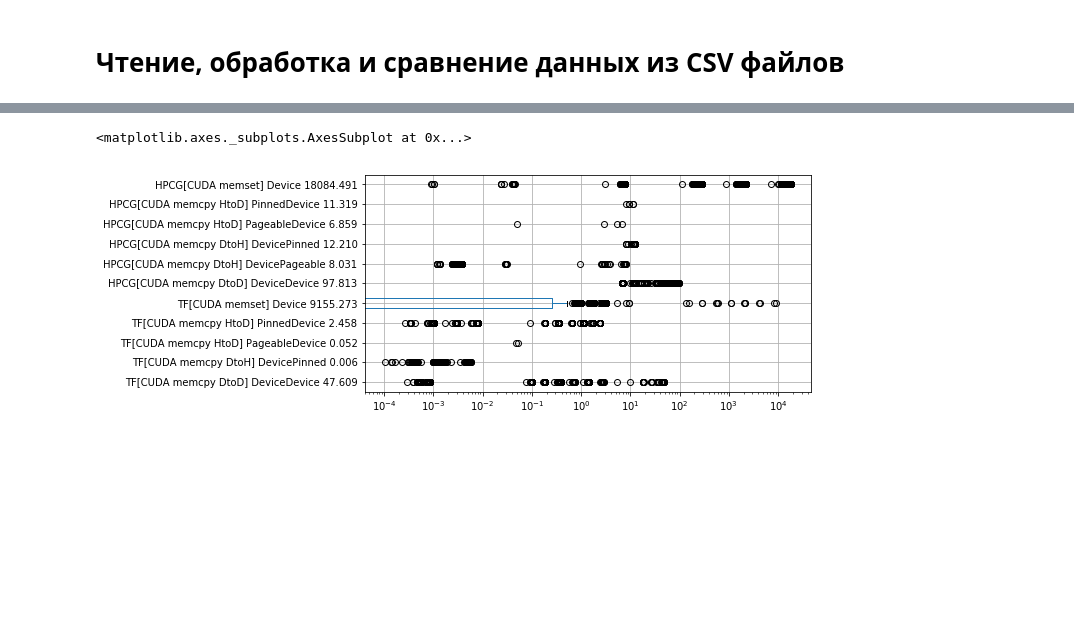
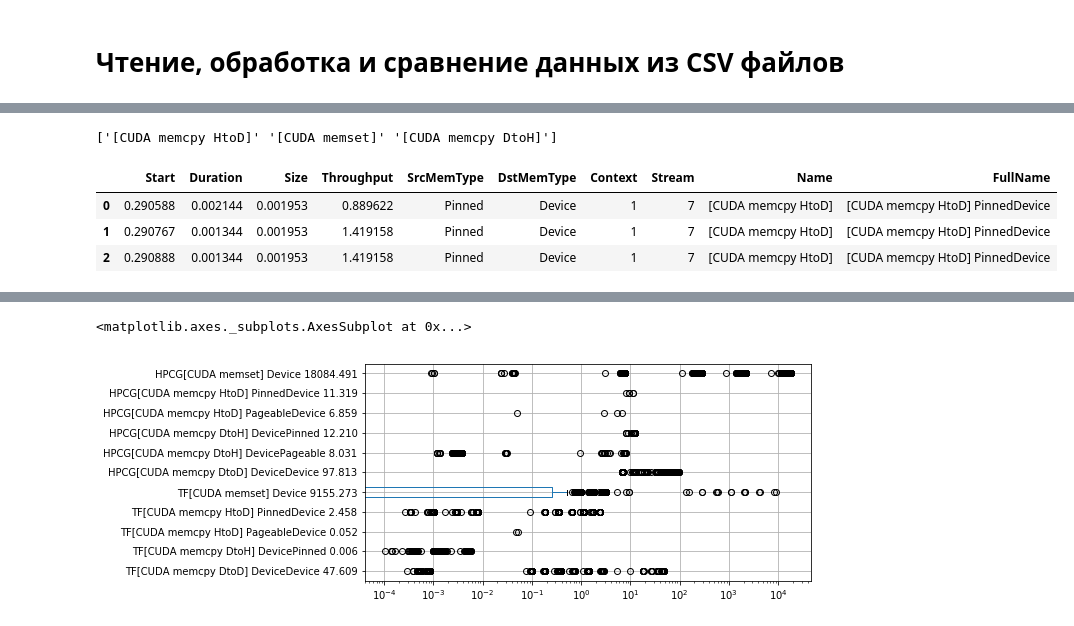
Before and after one commit to pyotr777/mlbenchmarks, a Jupyter notebook: Pandas read plot compare v2.ipynb, the cells around one changed output, grey strips where cells are left out. Drawn from its saved outputs; the diff is of its cells as text; code cells hidden in the pictures; blank space fills up the shorter version.

```diff
--- a/Pandas read plot compare v2.ipynb
+++ b/Pandas read plot compare v2.ipynb
@@ -202,0 +76,13 @@ plt.rcParams['figure.figsize'] = 8,4
+# %%
+print df.Name.unique()
+# %% [output]
+['[CUDA memcpy HtoD]' '[CUDA memset]' '[CUDA memcpy DtoH]']
+# %%
+df['FullName']   = df['Name'] + " " + df['SrcMemType']+ df['DstMemType'].fillna("")
+# %%
+df.iloc[:3]
+# %% [output]
+|  | Start | Duration | Size | Throughput | SrcMemType | DstMemType | Context | Stream | Name | FullName |
+| 0 | 0.290588 | 0.002144 | 0.001953 | 0.889622 | Pinned | Device | 1 | 7 | [CUDA memcpy HtoD] | [CUDA memcpy HtoD] PinnedDevice |
+| 1 | 0.290767 | 0.001344 | 0.001953 | 1.419158 | Pinned | Device | 1 | 7 | [CUDA memcpy HtoD] | [CUDA memcpy HtoD] PinnedDevice |
+| 2 | 0.290888 | 0.001344 | 0.001953 | 1.419158 | Pinned | Device | 1 | 7 | [CUDA memcpy HtoD] | [CUDA memcpy HtoD] PinnedDevice |
```
Also changed, not shown: parts of 38 cells of this notebook, 12 other files.
